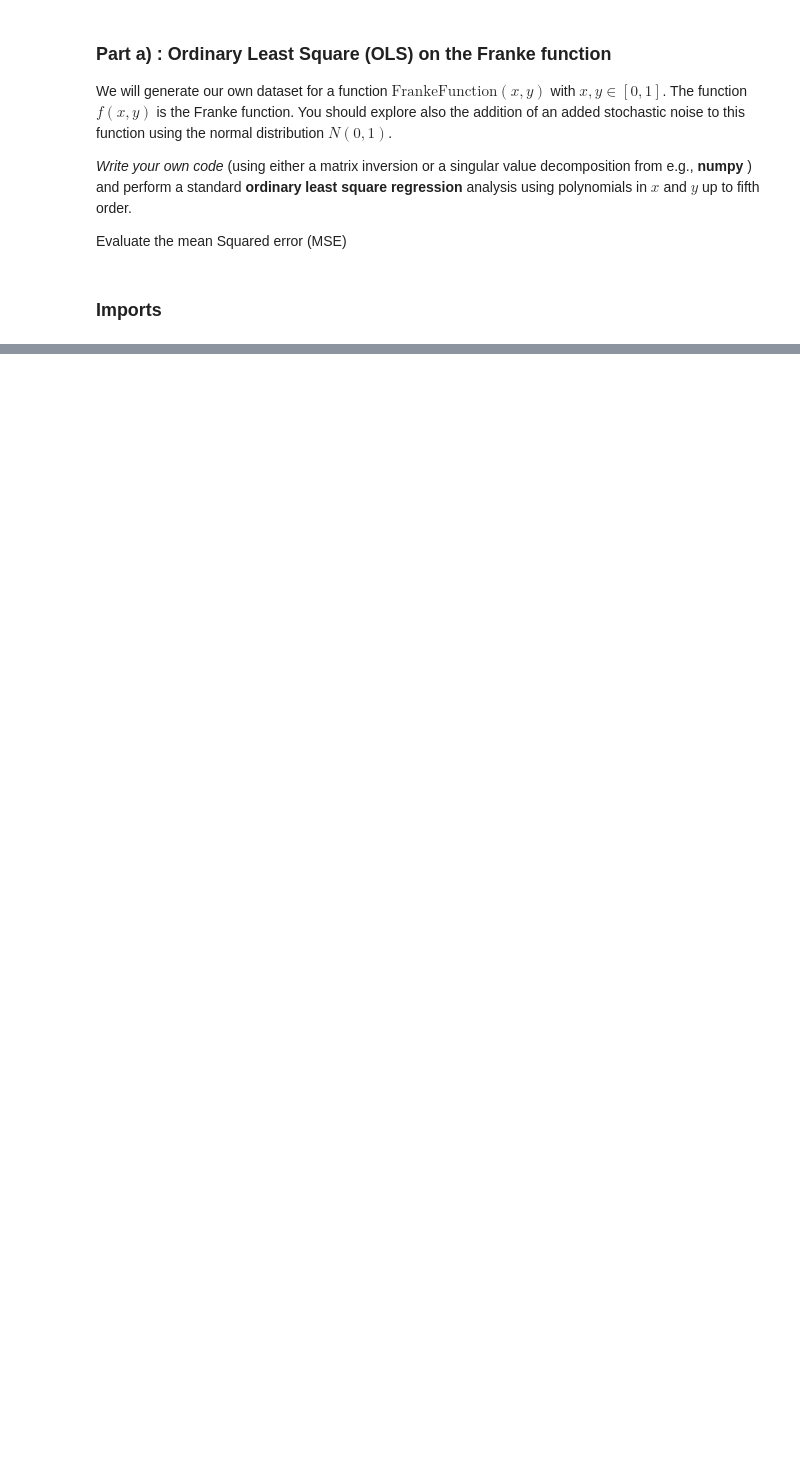
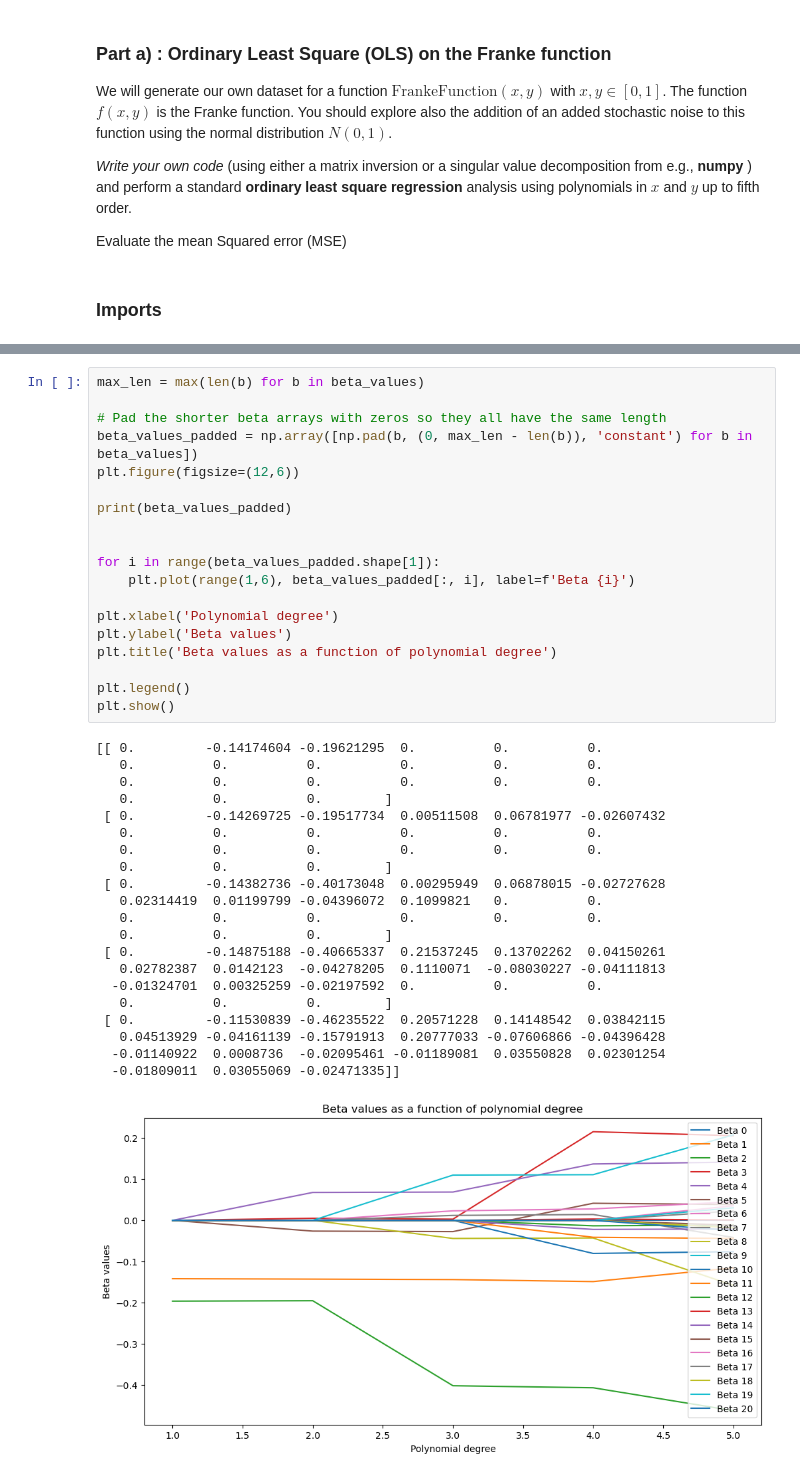
Before and after one commit to martin-og-ingar/FYS-STK4155-Project1, a Jupyter notebook: src/partA.ipynb, the cells around one changed output, grey strips where cells are left out. Drawn from its saved outputs; the diff is of its cells as text; blank space fills up the shorter version.

```diff
--- a/src/partA.ipynb
+++ b/src/partA.ipynb
@@ -94,0 +138,41 @@ Degree 5: R2 = 0.8732079306235957
+# %%
+max_len = max(len(b) for b in beta_values)
+
+# Pad the shorter beta arrays with zeros so they all have the same length
+beta_values_padded = np.array([np.pad(b, (0, max_len - len(b)), 'constant') for b in beta_values])
+plt.figure(figsize=(12,6))
+
+print(beta_values_padded)
+
+
+for i in range(beta_values_padded.shape[1]):
+    plt.plot(range(1,6), beta_values_padded[:, i], label=f'Beta {i}')
+
+plt.xlabel('Polynomial degree')
+plt.ylabel('Beta values')
+plt.title('Beta values as a function of polynomial degree')
+
+plt.legend()
+plt.show()
+# %% [output]
+[[ 0.         -0.14174604 -0.19621295  0.          0.          0.
+   0.          0.          0.          0.          0.          0.
+   0.          0.          0.          0.          0.          0.
+   0.          0.          0.        ]
+ [ 0.         -0.14269725 -0.19517734  0.00511508  0.06781977 -0.02607432
+   0.          0.          0.          0.          0.          0.
+   0.          0.          0.          0.          0.          0.
+   0.          0.          0.        ]
+ [ 0.         -0.14382736 -0.40173048  0.00295949  0.06878015 -0.02727628
+   0.02314419  0.01199799 -0.04396072  0.1099821   0.          0.
+   0.          0.          0.          0.          0.          0.
+   0.          0.          0.        ]
+ [ 0.         -0.14875188 -0.40665337  0.21537245  0.13702262  0.04150261
+   0.02782387  0.0142123  -0.04278205  0.1110071  -0.08030227 -0.04111813
+  -0.01324701  0.00325259 -0.02197592  0.          0.          0.
+   0.          0.          0.        ]
+ [ 0.         -0.11530839 -0.46235522  0.20571228  0.14148542  0.03842115
+   0.04513929 -0.04161139 -0.15791913  0.20777033 -0.07606866 -0.04396428
+  -0.01140922  0.0008736  -0.02095461 -0.01189081  0.03550828  0.02301254
+  -0.01809011  0.03055069 -0.02471335]]
+[figure, added]
```
Also changed, not shown: parts of 4 cells of this notebook, 1 other file.
